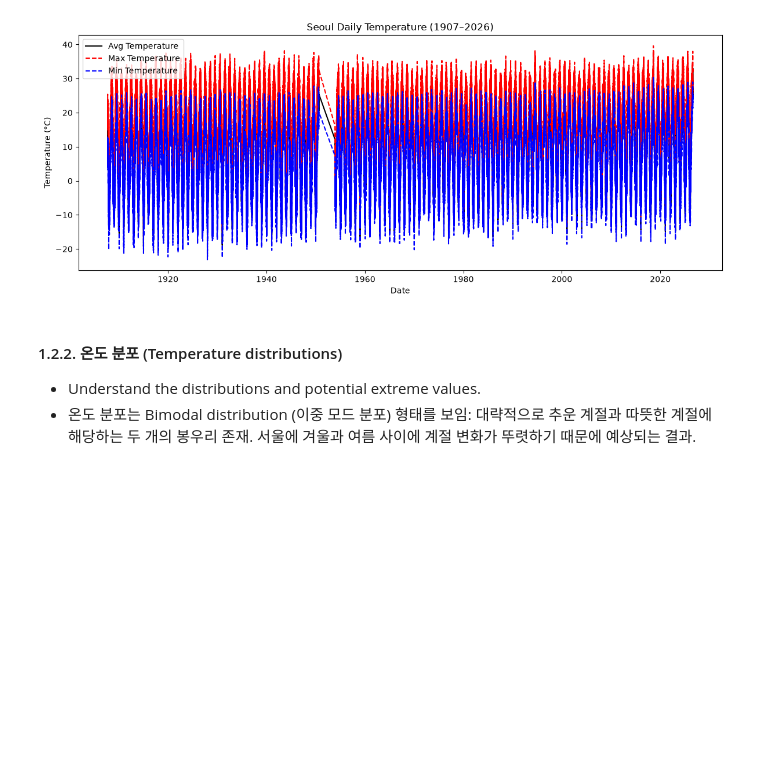
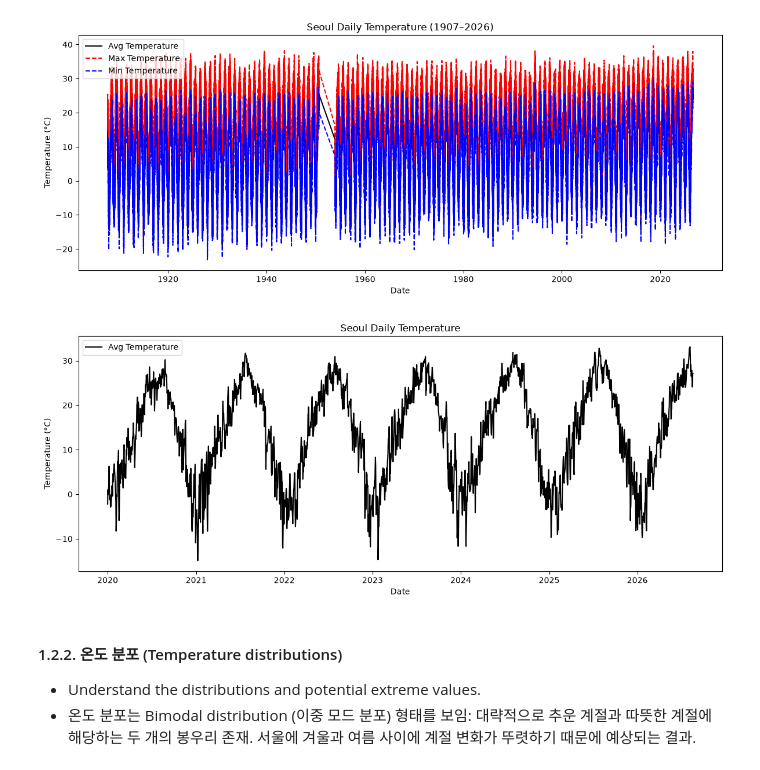
Before and after one commit to freepoincare/time-series-data-analysis, a Jupyter notebook: notebooks/1_EDA_preprocessing.ipynb, the cells around one changed output. Cells and saved outputs as stored; diff of their text form; code cells hidden in the pictures; blank space fills up the shorter version.

Commit message:
Feat: add a zoomed daily graph

```diff
--- a/notebooks/1_EDA_preprocessing.ipynb
+++ b/notebooks/1_EDA_preprocessing.ipynb
@@ -110,6 +111,21 @@ plt.tight_layout()
 plt.show()
 # %% [output]
 [figure]
+# %%
+df["date"] = pd.to_datetime(df["date"], format="%d/%m/%Y")  # 날짜가 str이므로 그래프에 검게 마크처리된 것 처럼 나와서 여기서 일단 변환
+df_filtered = df[(df["date"].dt.year) >= 2020]
+plt.figure(figsize=(12, 5))
+plt.plot(df_filtered["date"], df_filtered["tavg"], color="black", label="Avg Temperature")
+#plt.plot(df_filtered["date"], df_filtered["tmax"], 'r--', label="Max Temperature")
+#plt.plot(df_filtered["date"], df_filtered["tmin"], 'b--', label="Min Temperature")
+plt.xlabel("Date")
+plt.ylabel("Temperature (°C)")
+plt.title("Seoul Daily Temperature")
+plt.legend(loc=2)
+plt.tight_layout()
+plt.show()
+# %% [output]
+[figure, added]
 # %% [markdown]
 #### 1.2.2. 온도 분포 (Temperature distributions)
 
```
Also changed, not shown: parts of 1 cell of this notebook.
